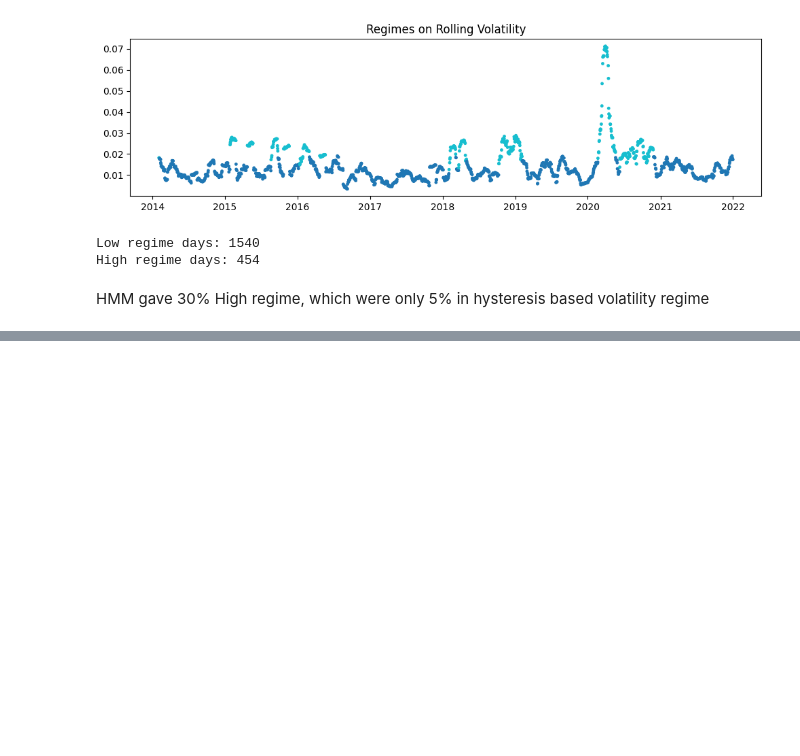
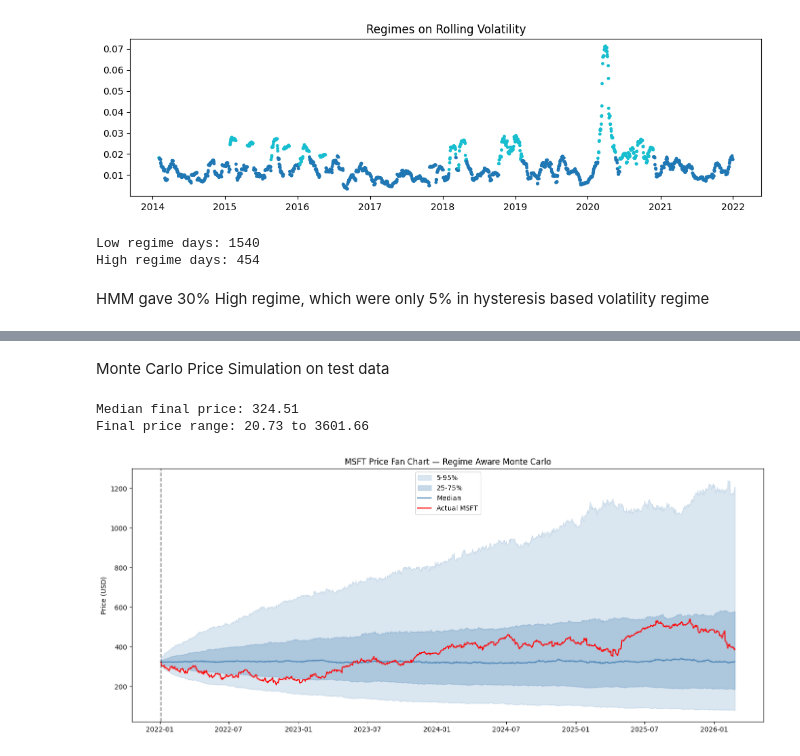
Before and after one commit to shashankgarewal/Time-Series-Analysis-Forecasting, a Jupyter notebook: notebooks/04_probabilistic_forecasting.ipynb, the cells around one changed output, grey strips where cells are left out. Drawn from its saved outputs; the diff is of its cells as text; code cells hidden in the pictures; blank space fills up the shorter version.

Commit message:
Add monte carlo simulation on return - plot price fan chart

```diff
--- a/notebooks/04_probabilistic_forecasting.ipynb
+++ b/notebooks/04_probabilistic_forecasting.ipynb
@@ -22,8 +22,9 @@ warnings.filterwarnings('ignore')
 SEED = 42
 target = 1
 horizon = 21*3
-rolling_var = 21
+rolling_window = 21
 regime_window = 15
+N_SIM = 1000
 # %% [markdown]
 ## Data Preparation
 # %%
@@ -212,0 +174,2 @@ array([0, 1, 1, ..., 0, 1, 0], shape=(1039,))
+# %% [markdown]
+Monte Carlo Price Simulation on test data
@@ -212,0 +211,47 @@ array([0, 1, 1, ..., 0, 1, 0], shape=(1039,))
+# %%
+# Drift (regime-aware)
+low_drift = 0.10 / 252   # 10% annual, calm regime
+high_drift = 0.00 / 252  # 0% annual, volatile regime
+
+# Simulation
+N_SIM = 1000
+np.random.seed(42)
+simulations = np.zeros((N_SIM, len(test_regime_labels) + 1))
+simulations[:, 0] = start_price
+
+for t, regime in enumerate(test_regime_labels.values):
+    vol = test_vols[t]
+    drift = low_drift if regime == 'low' else high_drift
+    shock = np.random.normal(0, vol, N_SIM)
+    simulations[:, t+1] = simulations[:, t] * np.exp(drift + shock)
+
+print("Median final price: {:.2f}".format(np.median(simulations[:, -1])))
+print("Final price range: {:.2f} to {:.2f}".format(
+    simulations[:, -1].min(), simulations[:, -1].max()))
+# %% [output]
+Median final price: 324.51
+Final price range: 20.73 to 3601.66
+# %%
+# Fan chart
+percentiles = np.percentile(simulations, [5, 25, 50, 75, 95], axis=0)
+actual_prices = df['Close'].loc[test_regime_labels.index]
+
+fig, ax = plt.subplots(figsize=(14, 6))
+
+ax.fill_between(test_regime_labels.index, percentiles[0, 1:], percentiles[4, 1:],
+                alpha=0.2, color='steelblue', label='5-95%')
+ax.fill_between(test_regime_labels.index, percentiles[1, 1:], percentiles[3, 1:],
+                alpha=0.3, color='steelblue', label='25-75%')
+ax.plot(test_regime_labels.index, percentiles[2, 1:],
+        color='steelblue', linewidth=1.5, label='Median')
+ax.plot(actual_prices.index, actual_prices.values,
+        color='red', linewidth=1.5, label='Actual MSFT')
+
+ax.axvline(x=test_regime_labels.index[0], color='black', linestyle='--', alpha=0.5)
+ax.set_title('MSFT Price Fan Chart — Regime Aware Monte Carlo')
+ax.set_ylabel('Price (USD)')
+ax.legend()
+plt.tight_layout()
+plt.show()
+# %% [output]
+[figure, added]
```
Also changed, not shown: parts of 13 cells of this notebook.
